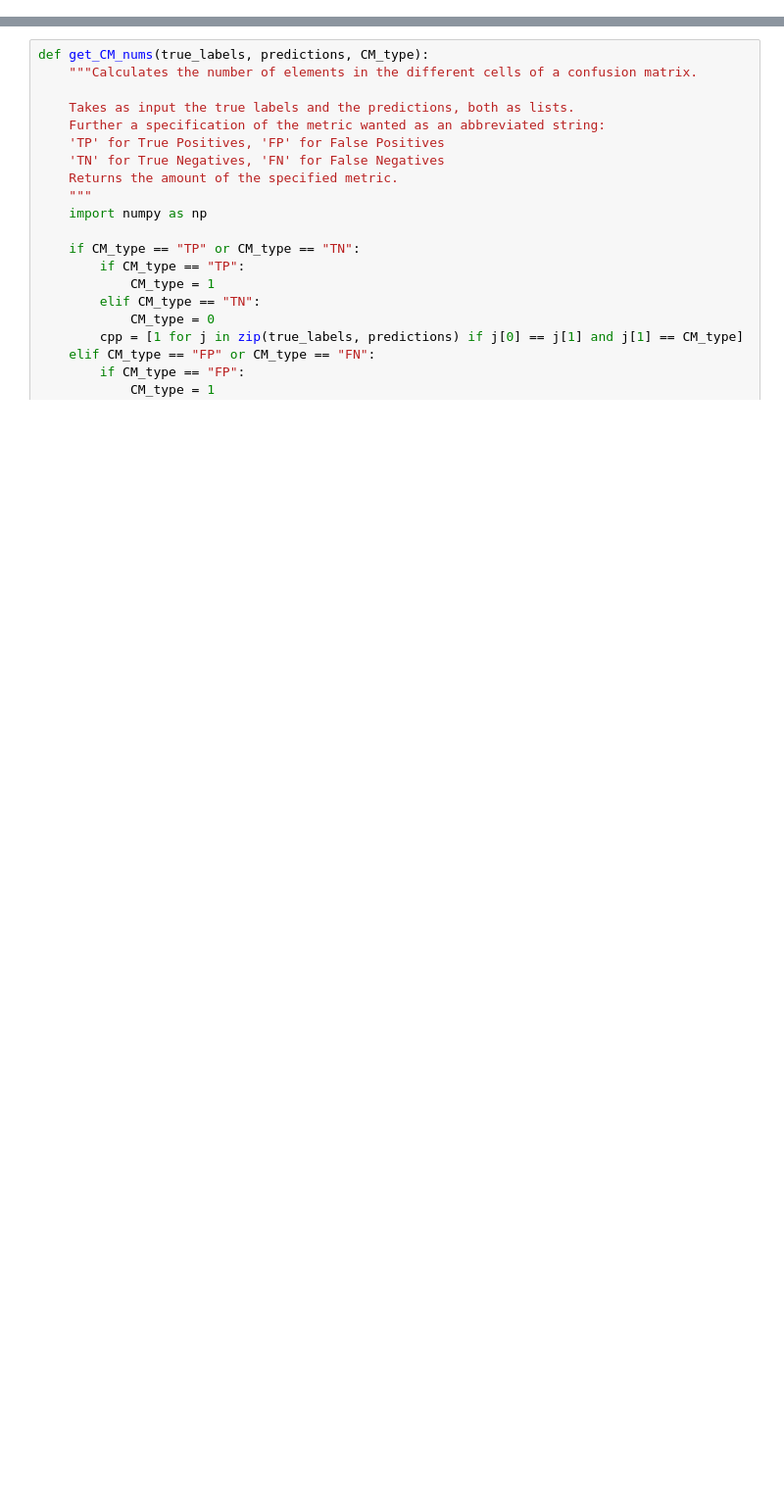
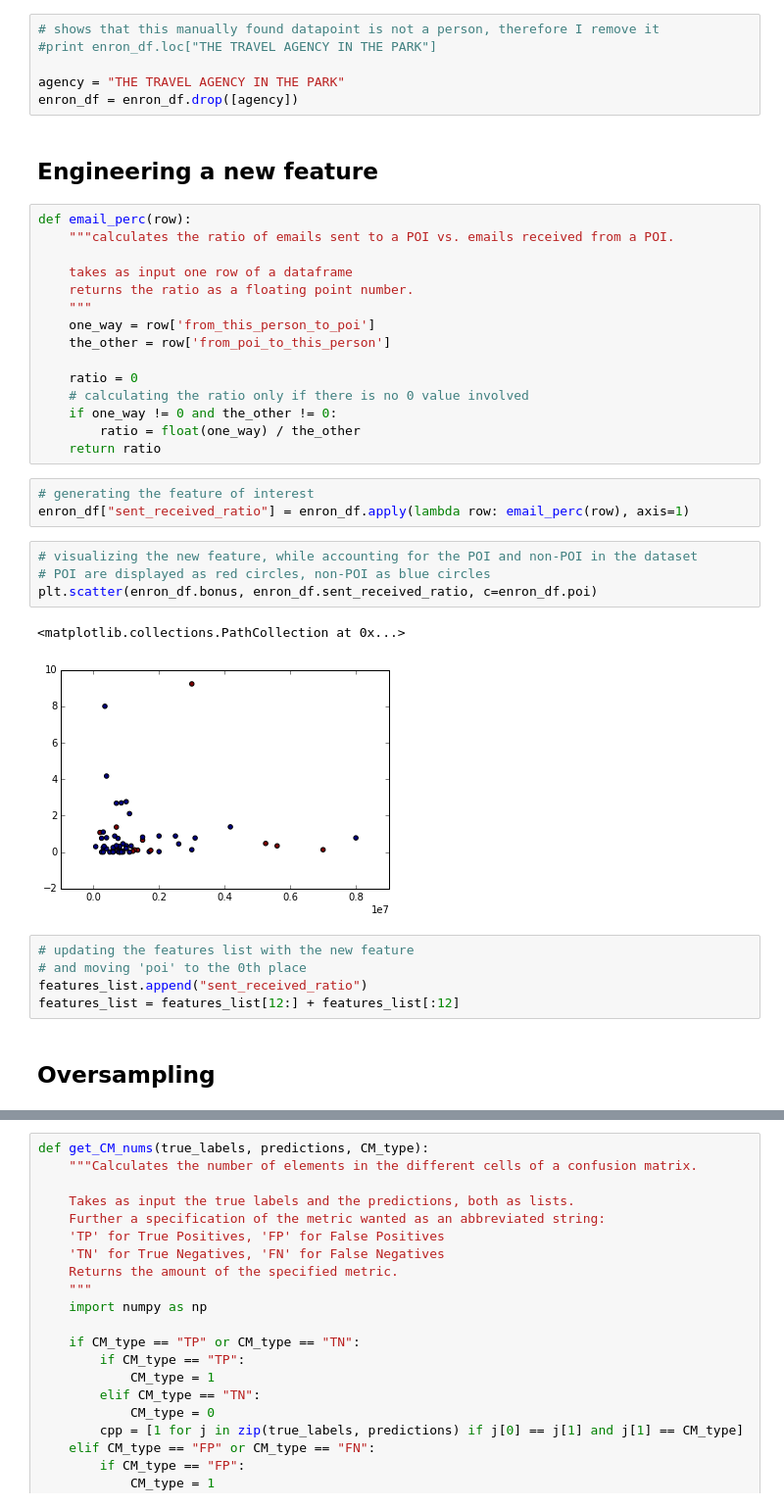
Before and after one commit to martin-martin/smartest_algorithm, a Jupyter notebook: ml_enron.ipynb, the cells around one changed output, grey strips where cells are left out. Shown at 98% size. Cells and saved outputs as stored; diff of their text form; blank space fills up the shorter version.

```diff
--- a/ml_enron.ipynb
+++ b/ml_enron.ipynb
@@ -482,0 +91,40 @@ def test_classifier(classifier_obj, data, scale=False):
+# %%
+# shows that this manually found datapoint is not a person, therefore I remove it
+#print enron_df.loc["THE TRAVEL AGENCY IN THE PARK"]
+
+agency = "THE TRAVEL AGENCY IN THE PARK"
+enron_df = enron_df.drop([agency])
+# %% [markdown]
+## Engineering a new feature
+# %%
+def email_perc(row):
+    """calculates the ratio of emails sent to a POI vs. emails received from a POI.
+
+    takes as input one row of a dataframe
+    returns the ratio as a floating point number.
+    """
+    one_way = row['from_this_person_to_poi']
+    the_other = row['from_poi_to_this_person']
+
+    ratio = 0
+    # calculating the ratio only if there is no 0 value involved
+    if one_way != 0 and the_other != 0:
+        ratio = float(one_way) / the_other
+    return ratio
+# %%
+# generating the feature of interest
+enron_df["sent_received_ratio"] = enron_df.apply(lambda row: email_perc(row), axis=1)
+# %%
+# visualizing the new feature, while accounting for the POI and non-POI in the dataset
+# POI are displayed as red circles, non-POI as blue circles
+plt.scatter(enron_df.bonus, enron_df.sent_received_ratio, c=enron_df.poi)
+# %% [output]
+<matplotlib.collections.PathCollection at 0x...>
+[figure, added]
+# %%
+# updating the features list with the new feature
+# and moving 'poi' to the 0th place
+features_list.append("sent_received_ratio")
+features_list = features_list[12:] + features_list[:12]
+# %% [markdown]
+## Oversampling
```
Also changed, not shown: parts of 134 cells of this notebook, 10 other files.
